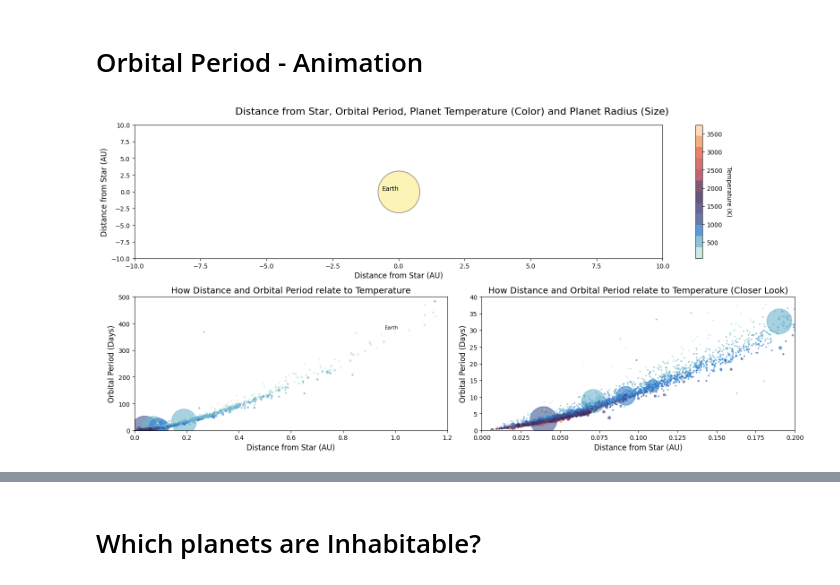
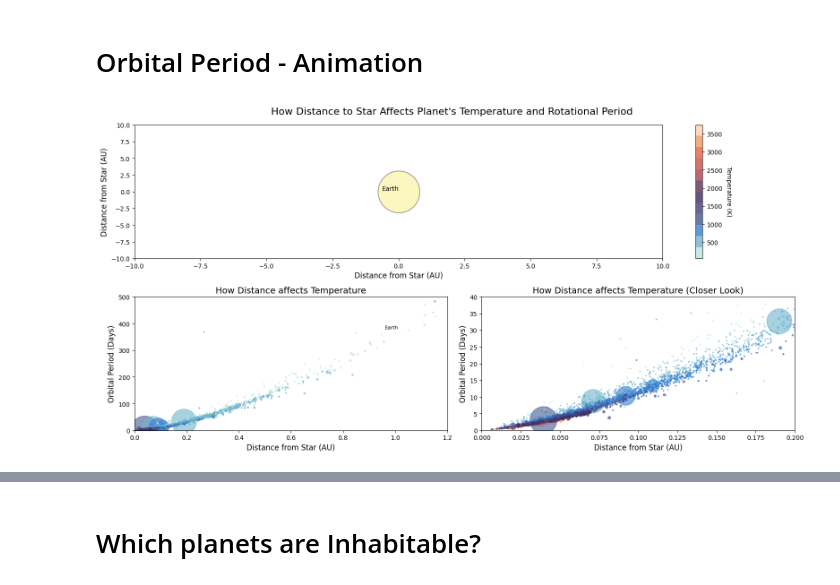
Before and after one commit to ztsv-av/mads_data_visualization, a Jupyter notebook: main.ipynb, the cells around one changed output, grey strips where cells are left out. Cells and saved outputs as stored; diff of their text form; code cells hidden in the pictures.

```diff
--- a/main.ipynb
+++ b/main.ipynb
@@ -112,6 +111,7 @@ PRIMARY_COLOR_MIDDLE = '#742963'
 PRIMARY_COLOR_END = '#C63331'
 COLOR_PALETTE = sns.color_palette(COLORS, 12)
 COLOR_CMAP = ListedColormap(COLORS)
+STAR_COLOR = '#fbef83'
 
 TITLE_SIZE = 16
 SUBTITLE_SIZE = 14
@@ -338,8 +338,8 @@ plt.show()
 # Orbital Period - Animation
 # %%
 ## Define Data for Plots
-num_planets = 50 # len(solar_exo_animation)
-num_frames = 50 # 4000
+num_planets = len(solar_exo_animation)
+num_frames = 4000
 num_frames_skipped = np.arange(0, num_frames, 10)
 starting_distance = 6
 
@@ -376,7 +376,7 @@ k_p = ax1.scatter(x=[], y=[], s=[], c=[], cmap=COLOR_CMAP, alpha=0.8, norm=norm)
 s_p = ax1.scatter(x=[], y=[], s=[], c=[], cmap=COLOR_CMAP, norm=norm)
 earth = ax1.scatter(x=[], y=[], s=50, c=[], cmap=COLOR_CMAP, edgecolors='black', norm=norm)
 earth_text = ax1.text(0, 0, 'Earth', color='black', ha='right', va='bottom')
-star = ax1.scatter(x=0, y=0, s=4500, color="#fbe86f", edgecolors='black', alpha=0.5)
+star = ax1.scatter(x=0, y=0, s=4500, color=STAR_COLOR, edgecolors='black', alpha=0.5)
 cbar_kp = plt.colorbar(k_p, ax=ax1)
 cbar_kp.set_label('Temperature (K)', rotation=270, labelpad=15)
 def update(i):
@@ -409,37 +409,37 @@ ax2.annotate(
      xy=(earth_animation['pl_orbsmax'], earth_animation['pl_orbper']),
      xytext=(5, 5),
      textcoords='offset points',
      ha='right',
      va='bottom',
      fontsize=8,
      color='black'
 )
 ax2.set_xlabel('Distance from Star (AU)', fontsize=AXIS_TITLE_SIZE)
 ax2.set_ylabel('Orbital Period (Days)', fontsize=AXIS_TITLE_SIZE)
-ax2.set_title('How Distance and Orbital Period relate to Temperature', fontsize=SUBTITLE_SIZE)
+ax2.set_title('How Distance affects Temperature', fontsize=SUBTITLE_SIZE)
 
 ax3.set_xlim(0, 0.2)
 ax3.set_ylim(0, 40)
 ax3.scatter(
     x=solar_exo_animation['pl_orbsmax'],
     y=solar_exo_animation['pl_orbper'],
     c=solar_exo_animation['pl_eqt'],
     s=solar_exo_animation['pl_rade'],
     cmap=COLOR_CMAP,
     alpha=0.6
 )
 ax3.set_xlabel('Distance from Star (AU)', fontsize=AXIS_TITLE_SIZE)
 ax3.set_ylabel('Orbital Period (Days)', fontsize=AXIS_TITLE_SIZE)
-ax3.set_title('How Distance and Orbital Period relate to Temperature (Closer Look)', fontsize=SUBTITLE_SIZE)
+ax3.set_title('How Distance affects Temperature (Closer Look)', fontsize=SUBTITLE_SIZE)
 
-fig.suptitle("Distance from Star, Orbital Period, Planet Temperature (Color) and Planet Radius (Size)", fontsize=TITLE_SIZE)
+fig.suptitle("How Distance to Star Affects Planet's Temperature and Rotational Period", fontsize=TITLE_SIZE)
 
 plt.tight_layout()
 plt.show()
 ani = FuncAnimation(fig, update, frames=num_frames, blit=True, interval=200, repeat=False)
 ani.save(f"{PLOTS_SAVE_DIR}planets_orbiting_star_animation.gif", writer='pillow', fps=30)
 # %% [output]
-[figure, old version]
+[figure, new version]
 # %% [markdown]
 ![Alt Text](data/planets_orbiting_star_animation.gif)
 # %% [markdown]
```
Also changed, not shown: parts of 5 cells of this notebook, 1 other file.
